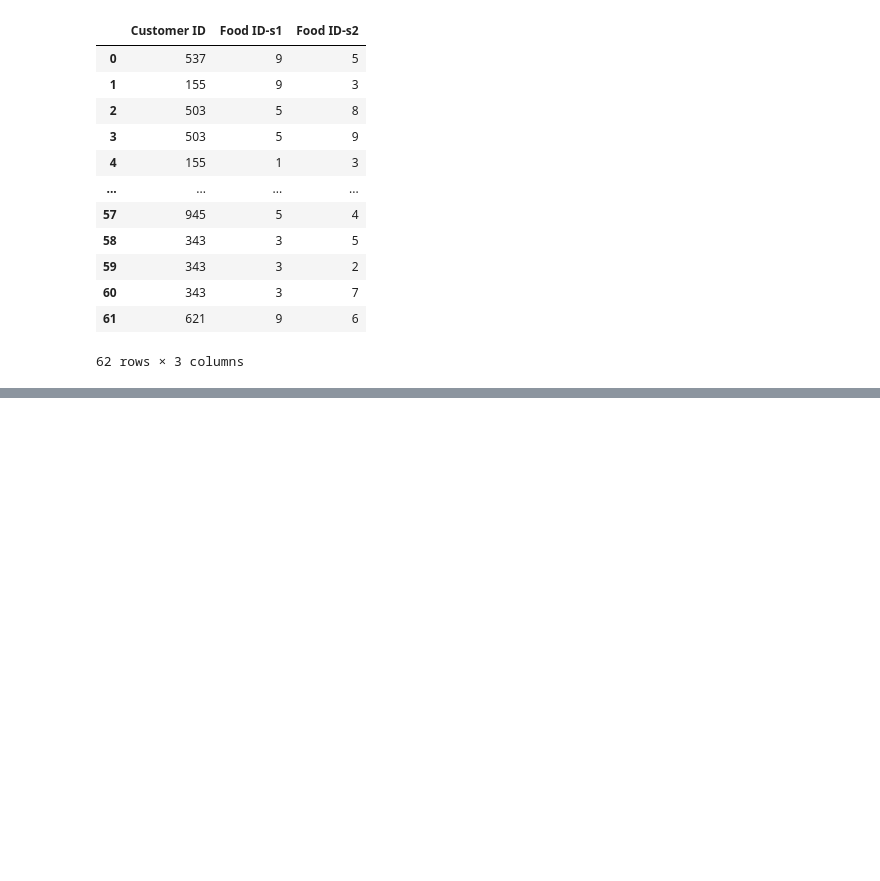
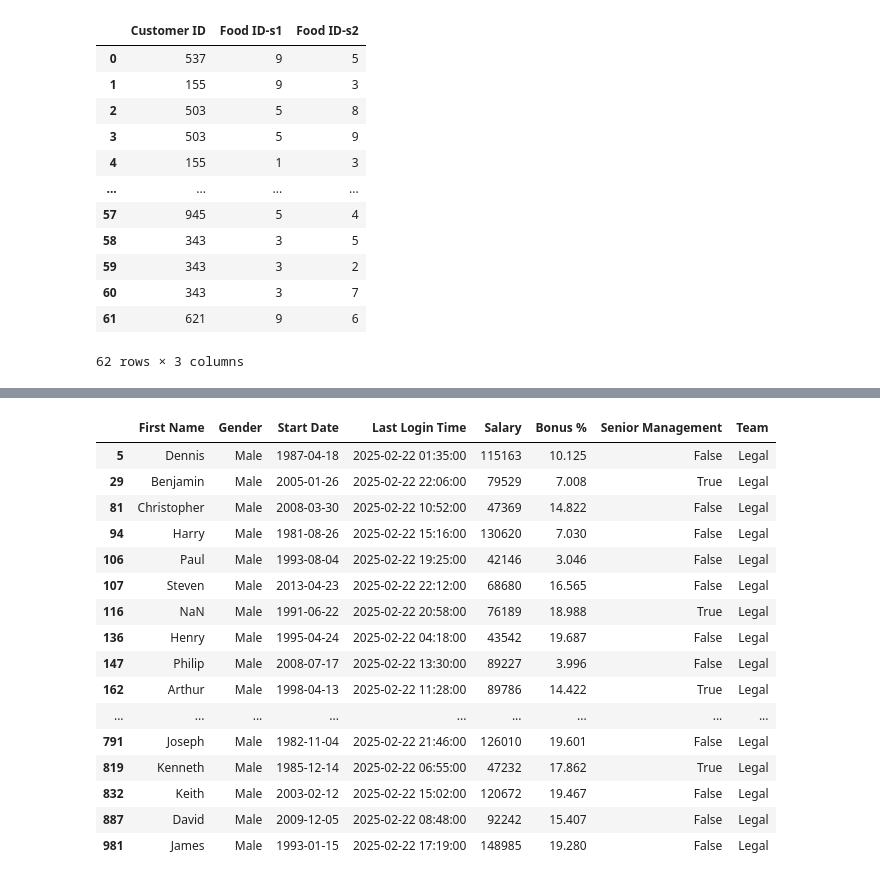
Before and after one commit to proarcherdemo/PythonTraining, a Jupyter notebook: datascience/pandas.ipynb, the cells around one changed output, grey strips where cells are left out. Cells and saved outputs as stored; diff of their text form; code cells hidden in the pictures; blank space fills up the shorter version.

```diff
--- a/datascience/pandas.ipynb
+++ b/datascience/pandas.ipynb
@@ -739,0 +775,6 @@ sales1.merge(sales2, how="inner", on="Customer ID", suffixes=['-s1', '-s2'])
+# %%
+df = pd.read_csv("employees.csv", parse_dates=['Start Date', 'Last Login Time']) # default date formst : YYYY-mm-dd HH:MM:SS
+                                                                                 # 3/31/1996 => dd/mm/YYYY
+df['Gender'] = df['Gender'].astype('category')
+df['Senior Management'] = df['Senior Management'].astype('bool')
+df.info()
@@ -739,0 +851,23 @@ sales1.merge(sales2, how="inner", on="Customer ID", suffixes=['-s1', '-s2'])
+# %%
+f1 = df['Team'] == 'Legal'
+f2 = df['Gender'] == 'Male'
+
+df[f1 & f2]
+# %% [output]
+|  | First Name | Gender | Start Date | Last Login Time | Salary | Bonus % | Senior Management | Team |
+| 5 | Dennis | Male | 1987-04-18 | 2025-02-22 01:35:00 | 115163 | 10.125 | False | Legal |
+| 29 | Benjamin | Male | 2005-01-26 | 2025-02-22 22:06:00 | 79529 | 7.008 | True | Legal |
+| 81 | Christopher | Male | 2008-03-30 | 2025-02-22 10:52:00 | 47369 | 14.822 | False | Legal |
+| 94 | Harry | Male | 1981-08-26 | 2025-02-22 15:16:00 | 130620 | 7.030 | False | Legal |
+| 106 | Paul | Male | 1993-08-04 | 2025-02-22 19:25:00 | 42146 | 3.046 | False | Legal |
+| 107 | Steven | Male | 2013-04-23 | 2025-02-22 22:12:00 | 68680 | 16.565 | False | Legal |
+| 116 | NaN | Male | 1991-06-22 | 2025-02-22 20:58:00 | 76189 | 18.988 | True | Legal |
+| 136 | Henry | Male | 1995-04-24 | 2025-02-22 04:18:00 | 43542 | 19.687 | False | Legal |
+| 147 | Philip | Male | 2008-07-17 | 2025-02-22 13:30:00 | 89227 | 3.996 | False | Legal |
+| 162 | Arthur | Male | 1998-04-13 | 2025-02-22 11:28:00 | 89786 | 14.422 | True | Legal |
+| ... | ... | ... | ... | ... | ... | ... | ... | ... |
+| 791 | Joseph | Male | 1982-11-04 | 2025-02-22 21:46:00 | 126010 | 19.601 | False | Legal |
+| 819 | Kenneth | Male | 1985-12-14 | 2025-02-22 06:55:00 | 47232 | 17.862 | True | Legal |
+| 832 | Keith | Male | 2003-02-12 | 2025-02-22 15:02:00 | 120672 | 19.467 | False | Legal |
+| 887 | David | Male | 2009-12-05 | 2025-02-22 08:48:00 | 92242 | 15.407 | False | Legal |
+| 981 | James | Male | 1993-01-15 | 2025-02-22 17:19:00 | 148985 | 19.280 | False | Legal |
```
Also changed, not shown: parts of 18 cells of this notebook, 1 other file.
